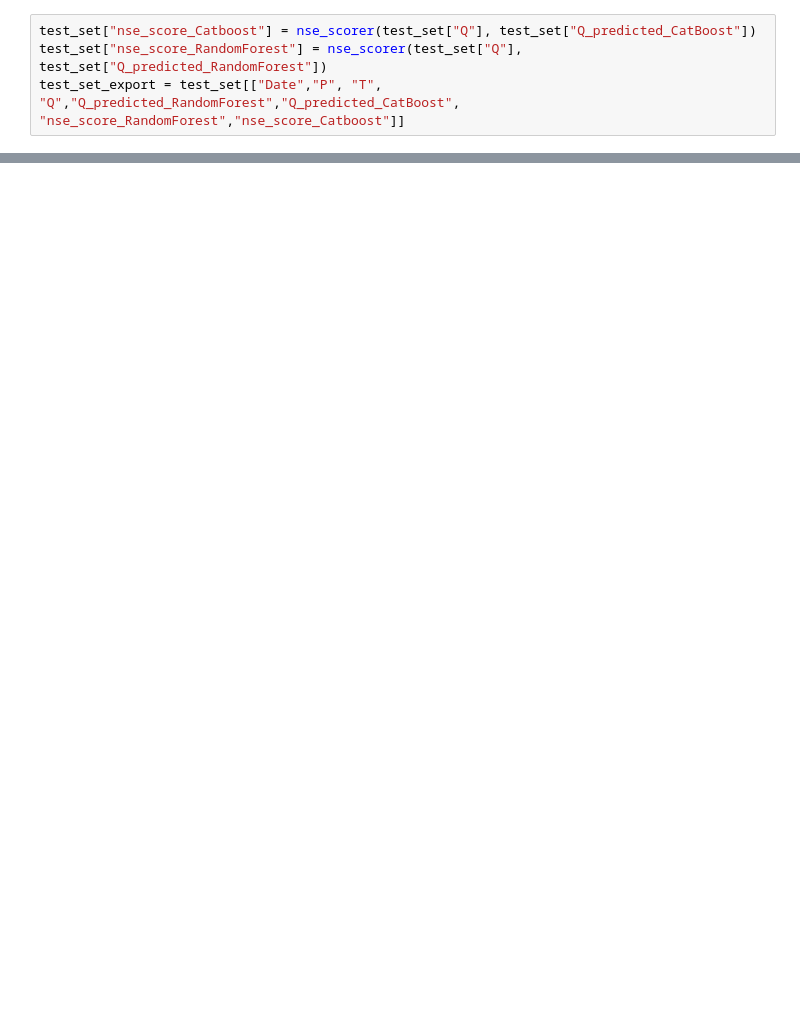
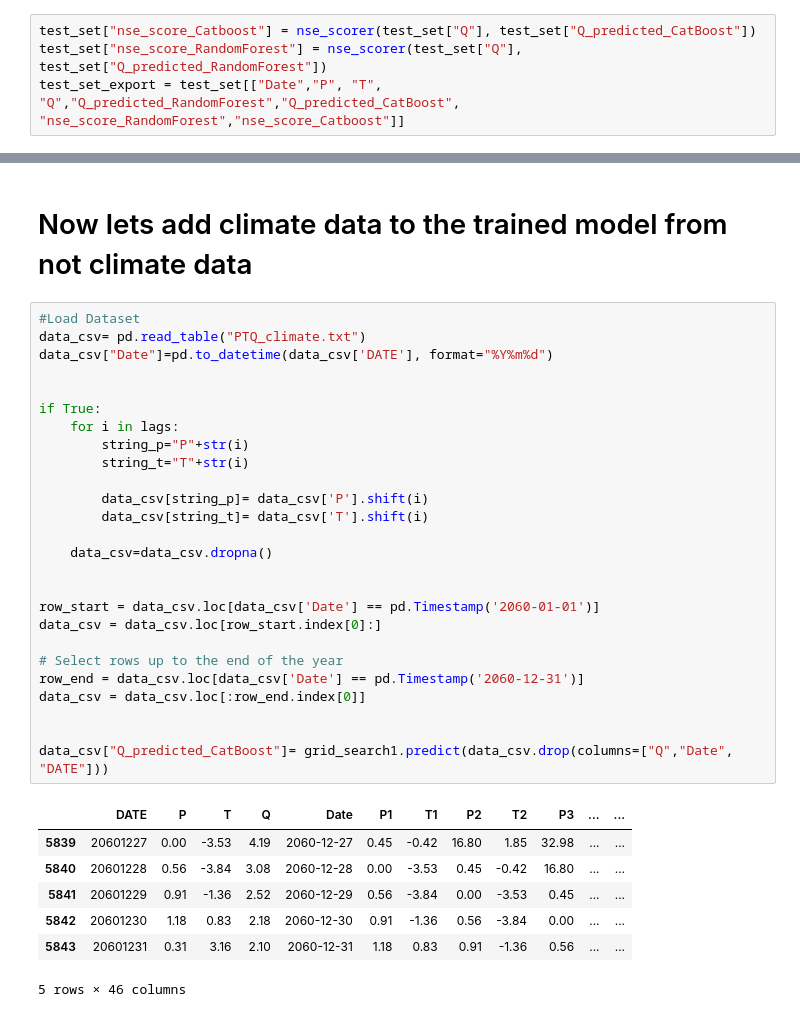
Before and after one commit to widmerc/GEO475, a Jupyter notebook: model_ml.ipynb, the cells around one changed output, grey strips where cells are left out. Saved outputs shown, nothing was run; the diff lists cells and outputs as text; blank space fills up the shorter version.

```diff
--- a/model_ml.ipynb
+++ b/model_ml.ipynb
@@ -506,0 +507,36 @@ test_set_export.head(1)
+# %% [markdown]
+# Now lets add climate data to the trained model from not climate data
+# %%
+#Load Dataset
+data_csv= pd.read_table("PTQ_climate.txt")
+data_csv["Date"]=pd.to_datetime(data_csv['DATE'], format="%Y%m%d")
+
+
+if True:
+    for i in lags:
+        string_p="P"+str(i)
+        string_t="T"+str(i)
+
+        data_csv[string_p]= data_csv['P'].shift(i)
+        data_csv[string_t]= data_csv['T'].shift(i)
+
+    data_csv=data_csv.dropna()
+
+
+row_start = data_csv.loc[data_csv['Date'] == pd.Timestamp('2060-01-01')]
+data_csv = data_csv.loc[row_start.index[0]:]
+
+# Select rows up to the end of the year
+row_end = data_csv.loc[data_csv['Date'] == pd.Timestamp('2060-12-31')]
+data_csv = data_csv.loc[:row_end.index[0]]
+
+
+data_csv["Q_predicted_CatBoost"]= grid_search1.predict(data_csv.drop(columns=["Q","Date", "DATE"]))
+# %% [output]
+|  | DATE | P | T | Q | Date | P1 | T1 | P2 | T2 | P3 | ... | ... |
+| 5839 | 20601227 | 0.00 | -3.53 | 4.19 | 2060-12-27 | 0.45 | -0.42 | 16.80 | 1.85 | 32.98 | ... | ... |
+| 5840 | 20601228 | 0.56 | -3.84 | 3.08 | 2060-12-28 | 0.00 | -3.53 | 0.45 | -0.42 | 16.80 | ... | ... |
+| 5841 | 20601229 | 0.91 | -1.36 | 2.52 | 2060-12-29 | 0.56 | -3.84 | 0.00 | -3.53 | 0.45 | ... | ... |
+| 5842 | 20601230 | 1.18 | 0.83 | 2.18 | 2060-12-30 | 0.91 | -1.36 | 0.56 | -3.84 | 0.00 | ... | ... |
+| 5843 | 20601231 | 0.31 | 3.16 | 2.10 | 2060-12-31 | 1.18 | 0.83 | 0.91 | -1.36 | 0.56 | ... | ... |
+5 rows × 46 columns
```
Also changed, not shown: parts of 9 cells of this notebook, 6 other files.
